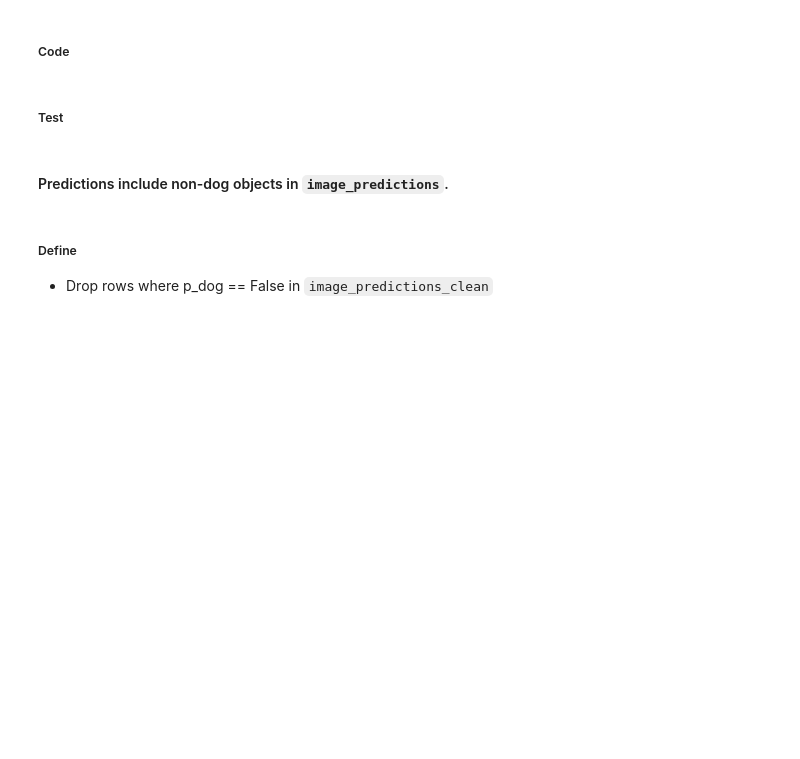
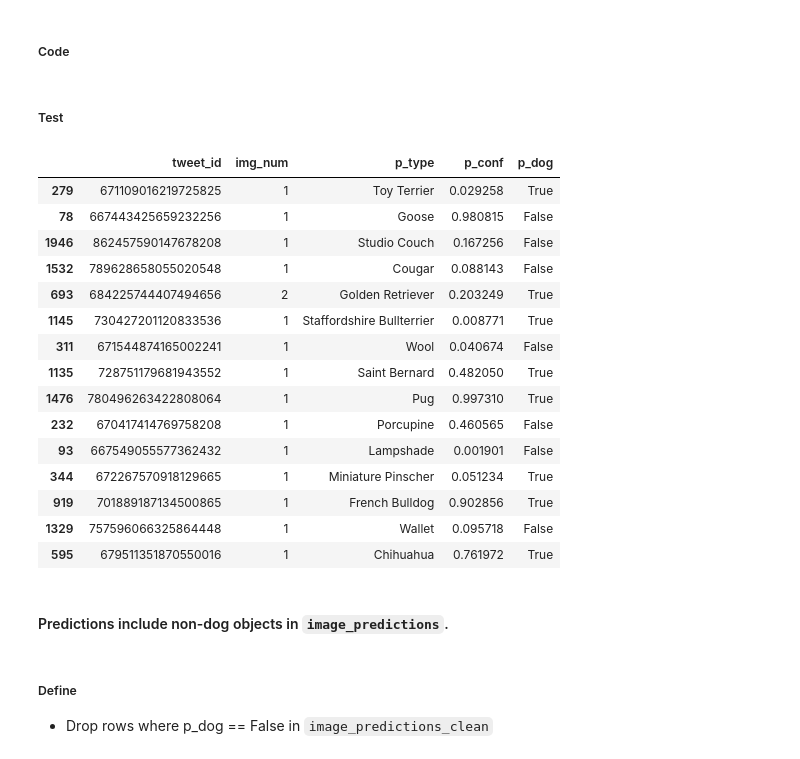
Before and after one commit to Jeffro80/DAND_Wrangle_Data, a Jupyter notebook: wrangle_act.ipynb, the cells around one changed output. Drawn from its saved outputs; the diff is of its cells as text; code cells hidden in the pictures; blank space fills up the shorter version.

Commit message:
refactor: Clean p_type column

```diff
--- a/wrangle_act.ipynb
+++ b/wrangle_act.ipynb
@@ -698,8 +698,33 @@ memory usage: 288.5+ KB
 - Capitalise each word in p_type column of `image_predictions_clean`
 # %% [markdown]
 ##### Code
+# %%
+# Replace '_'
+image_predictions_clean.p_type = image_predictions_clean.p_type.str.replace("_", " ")
+
+# Capitalize first letters of each word
+image_predictions_clean.p_type = image_predictions_clean.p_type.str.title()
 # %% [markdown]
 ##### Test
+# %%
+image_predictions_clean.sample(15)
+# %% [output]
+|  | tweet_id | img_num | p_type | p_conf | p_dog |
+| 279 | 671109016219725825 | 1 | Toy Terrier | 0.029258 | True |
+| 78 | 667443425659232256 | 1 | Goose | 0.980815 | False |
+| 1946 | 862457590147678208 | 1 | Studio Couch | 0.167256 | False |
+| 1532 | 789628658055020548 | 1 | Cougar | 0.088143 | False |
+| 693 | 684225744407494656 | 2 | Golden Retriever | 0.203249 | True |
+| 1145 | 730427201120833536 | 1 | Staffordshire Bullterrier | 0.008771 | True |
+| 311 | 671544874165002241 | 1 | Wool | 0.040674 | False |
+| 1135 | 728751179681943552 | 1 | Saint Bernard | 0.482050 | True |
+| 1476 | 780496263422808064 | 1 | Pug | 0.997310 | True |
+| 232 | 670417414769758208 | 1 | Porcupine | 0.460565 | False |
+| 93 | 667549055577362432 | 1 | Lampshade | 0.001901 | False |
+| 344 | 672267570918129665 | 1 | Miniature Pinscher | 0.051234 | True |
+| 919 | 701889187134500865 | 1 | French Bulldog | 0.902856 | True |
+| 1329 | 757596066325864448 | 1 | Wallet | 0.095718 | False |
+| 595 | 679511351870550016 | 1 | Chihuahua | 0.761972 | True |
 # %% [markdown]
 #### Predictions include non-dog objects in `image_predictions`.
 # %% [markdown]
```
Also changed, not shown: parts of 3 cells of this notebook.
